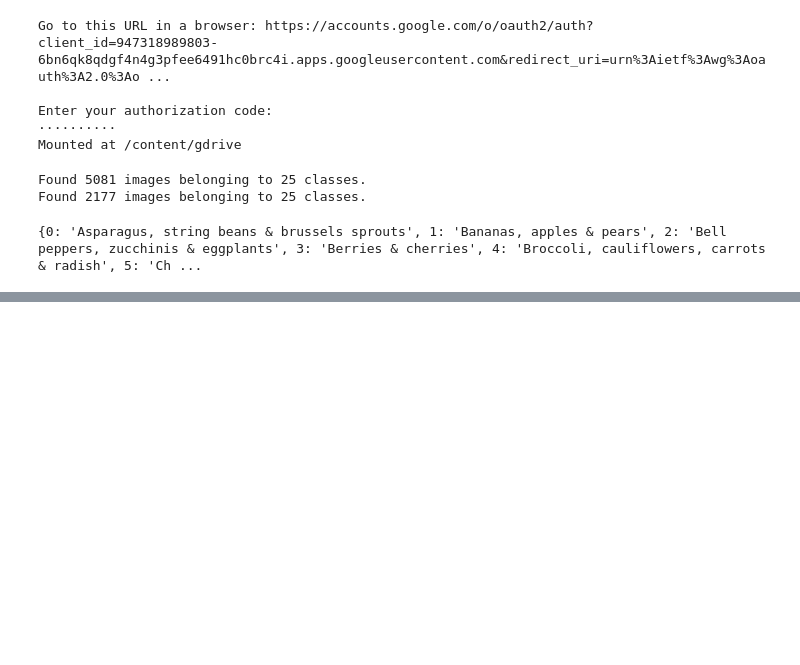
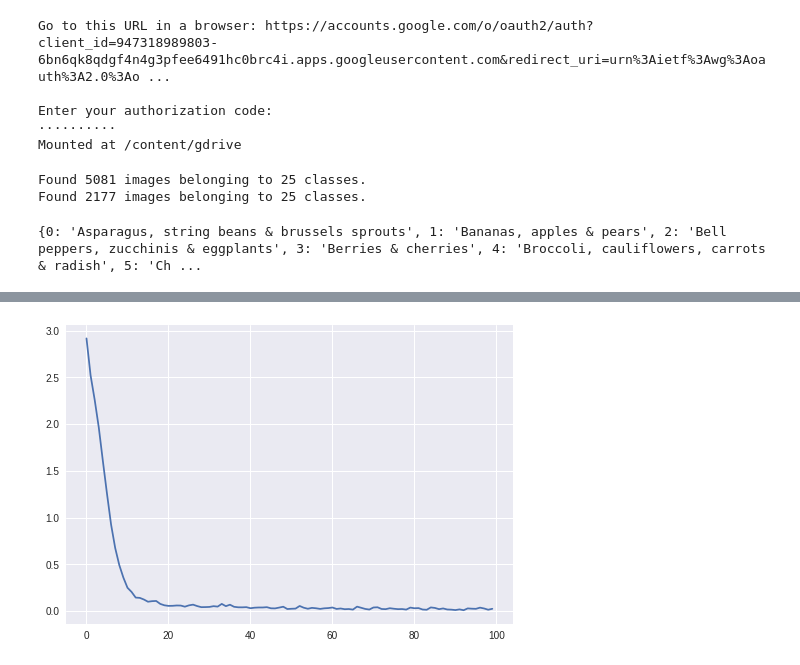
Before and after one commit to Younes-Charfaoui/Picnic-Hackathon, a Jupyter notebook: Picnic_Hackathon.ipynb, the cells around one changed output, grey strips where cells are left out. Drawn from its saved outputs; the diff is of its cells as text; code cells hidden in the pictures; blank space fills up the shorter version.

```diff
--- a/Picnic_Hackathon.ipynb
+++ b/Picnic_Hackathon.ipynb
@@ -137,0 +186,15 @@ Accuracy of 30.116550116550115%
+# %%
+# Building some complex models
+model = Sequential()
+model.add(Conv2D(16, kernel_size = (1,1), padding= 'same', input_shape = (32,32,3), activation = 'relu'))
+model.add(Conv2D(16, kernel_size = (1,1), padding= 'same', activation = 'relu'))
+model.add(MaxPooling2D(pool_size = 1))
+model.add(Conv2D(32, kernel_size = (2,2), padding= 'same', activation = 'relu'))
+model.add(Conv2D(64, kernel_size = (2,2), padding= 'same', activation = 'relu'))
+model.add(MaxPooling2D(pool_size = 1))
+model.add(Dropout(0.2))
+model.add(Flatten())
+model.add(Dense(512, activation = 'relu'))
+model.add(Dropout(0.3))
+model.add(Dense(25, activation = 'softmax'))
+model.summary()
@@ -137,0 +219,4 @@ Accuracy of 30.116550116550115%
+# %%
+model.compile(loss = 'categorical_crossentropy', optimizer = 'adam' , metrics = ['accuracy'])
+# %%
+history = model.fit([img_train], [lbl_train], epochs=100, batch_size = 32)
@@ -137,0 +241,5 @@ Accuracy of 30.116550116550115%
+# %%
+plt.plot(history.history['loss'])
+plt.show()
+# %% [output]
+[figure, added]
```
Also changed, not shown: parts of 26 cells of this notebook.
